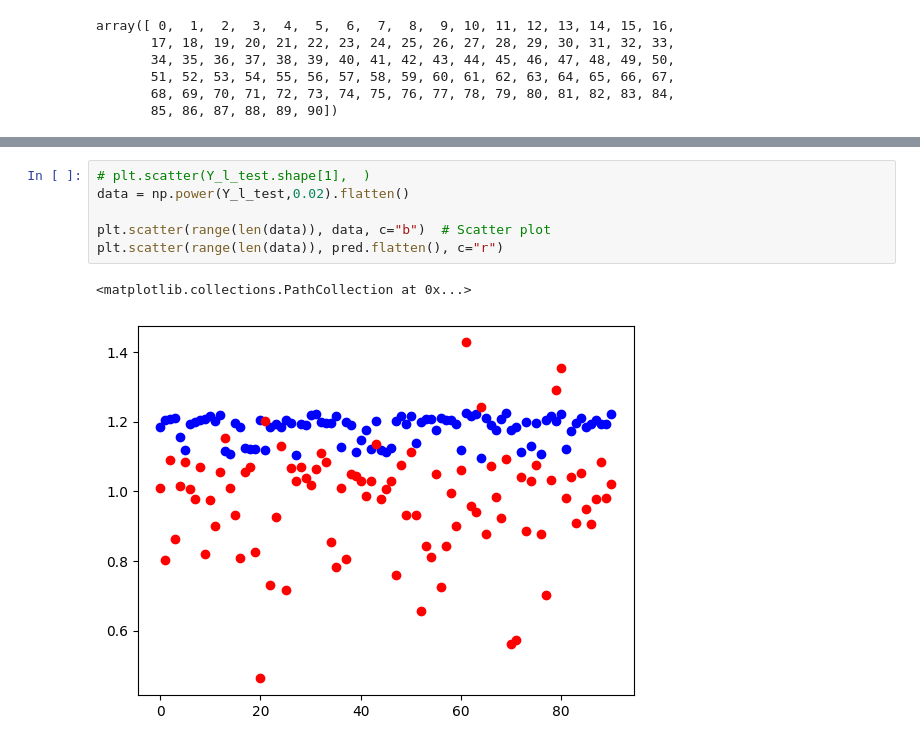
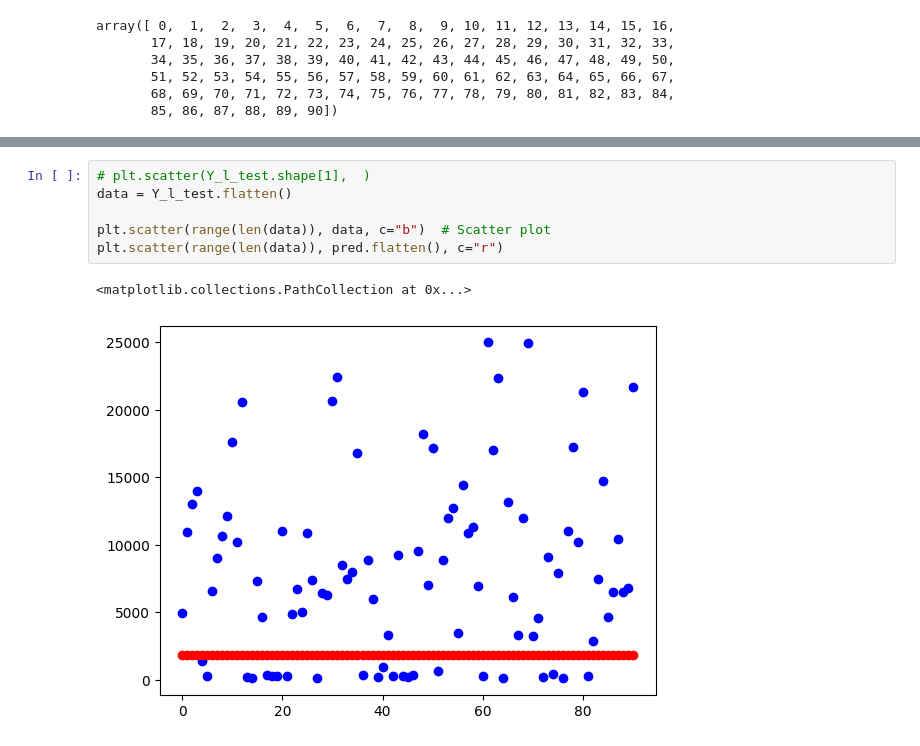
Before and after one commit to HritikShukla02/Neural-networks, a Jupyter notebook: preprocessing.ipynb, the cells around one changed output, grey strips where cells are left out. Drawn from its saved outputs; the diff is of its cells as text.

```diff
--- a/preprocessing.ipynb
+++ b/preprocessing.ipynb
@@ -270,12 +268,12 @@ array([[1.01041372, 0.80325565, 1.0902589 , 0.86417815, 1.01435056,
 # %%
 # plt.scatter(Y_l_test.shape[1],  )
-data = np.power(Y_l_test,0.02).flatten()
+data = Y_l_test.flatten()
 
 plt.scatter(range(len(data)), data, c="b")  # Scatter plot
 plt.scatter(range(len(data)), pred.flatten(), c="r")
 # %% [output]
 <matplotlib.collections.PathCollection at 0x...>
-[figure, old version]
+[figure, new version]
 # %%
 # plt.scatter(Y_l_test.shape[1],  )
 # data = np.power(Y_l_test,0.002).flatten()
```
Also changed, not shown: parts of 7 cells of this notebook.
